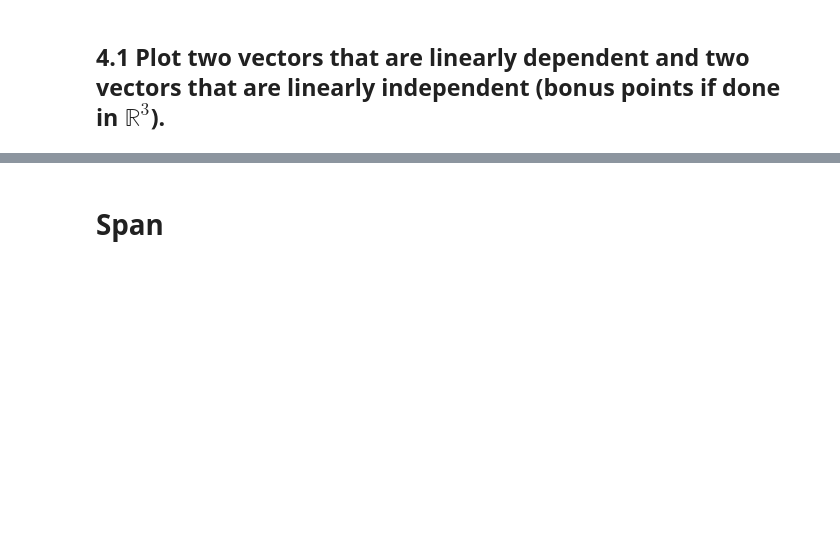
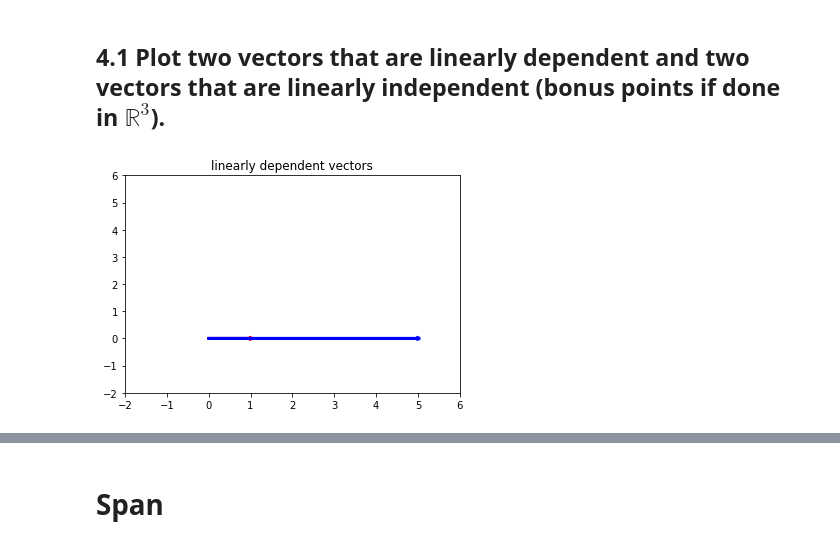
Before and after one commit to jberkow713/DS-Unit-1-Sprint-3-Linear-Algebra, a Jupyter notebook: JBERKOW_REAL_Intermediate_Linear_Algebra_Assignment.ipynb, the cells around one changed output, grey strips where cells are left out. Drawn from its saved outputs; the diff is of its cells as text; code cells hidden in the pictures; blank space fills up the shorter version.

```diff
--- a/JBERKOW_REAL_Intermediate_Linear_Algebra_Assignment.ipynb
+++ b/JBERKOW_REAL_Intermediate_Linear_Algebra_Assignment.ipynb
@@ -100,3 +198,18 @@ f = \begin{bmatrix} 4 & 12 & 11 & 9 & 2 \end{bmatrix}
 # Linear Independence / Dependence
 # %% [markdown]
 ## 4.1 Plot two vectors that are linearly dependent and two vectors that are linearly independent (bonus points if done in $\mathbb{R}^3$).
+# %%
+#vectors [1,0] [5,0] dependent
+#vectors [2,4] [3,5] independent
+
+a = [1,0]
+b = [5,0]
+
+plt.arrow(0, 0, a[0], a[1], linewidth=3, head_width=.05, head_length=0.05, color ='red')
+plt.arrow(0, 0, b[0], b[1], linewidth=3, head_width=.05, head_length=0.05, color ='blue')
+plt.xlim(-2,6)
+plt.ylim(-2,6)
+plt.title("linearly dependent vectors")
+plt.show()
+# %% [output]
+[figure, added]
```
Also changed, not shown: parts of 16 cells of this notebook.
